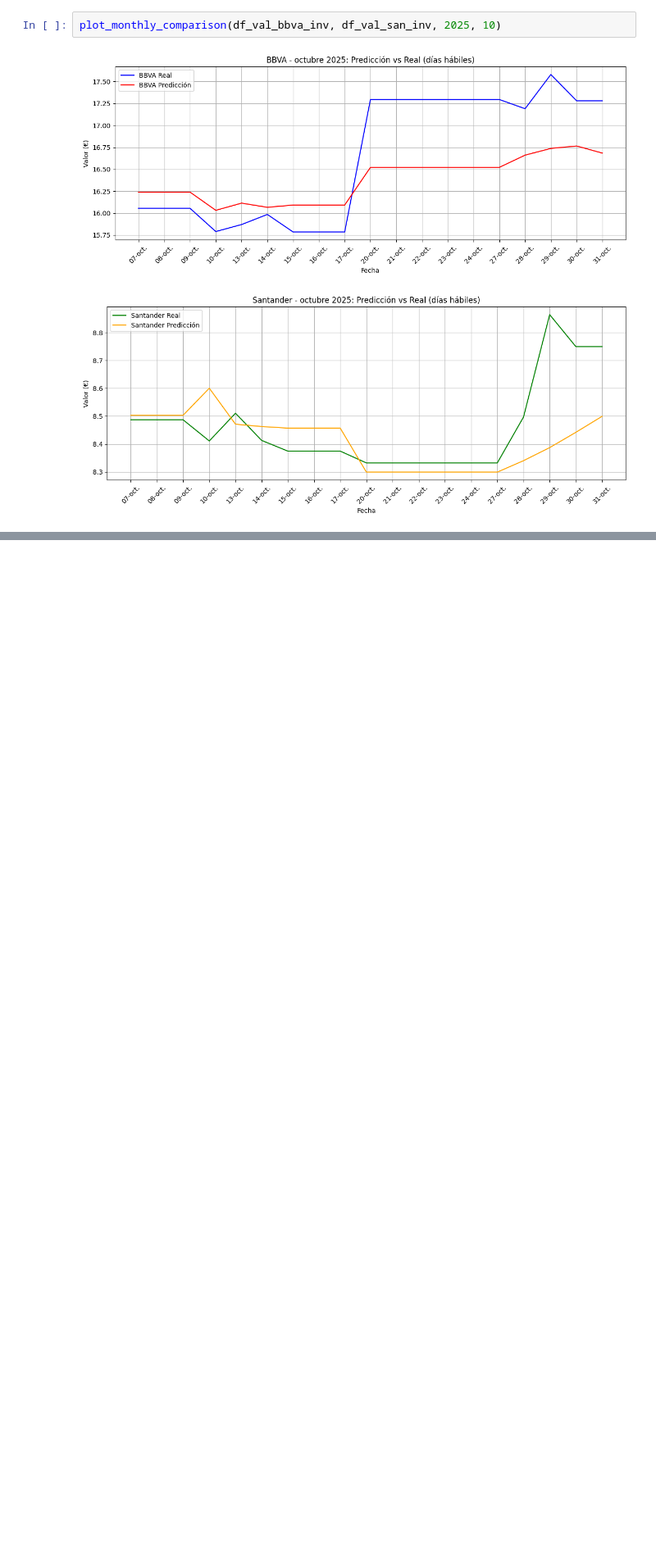
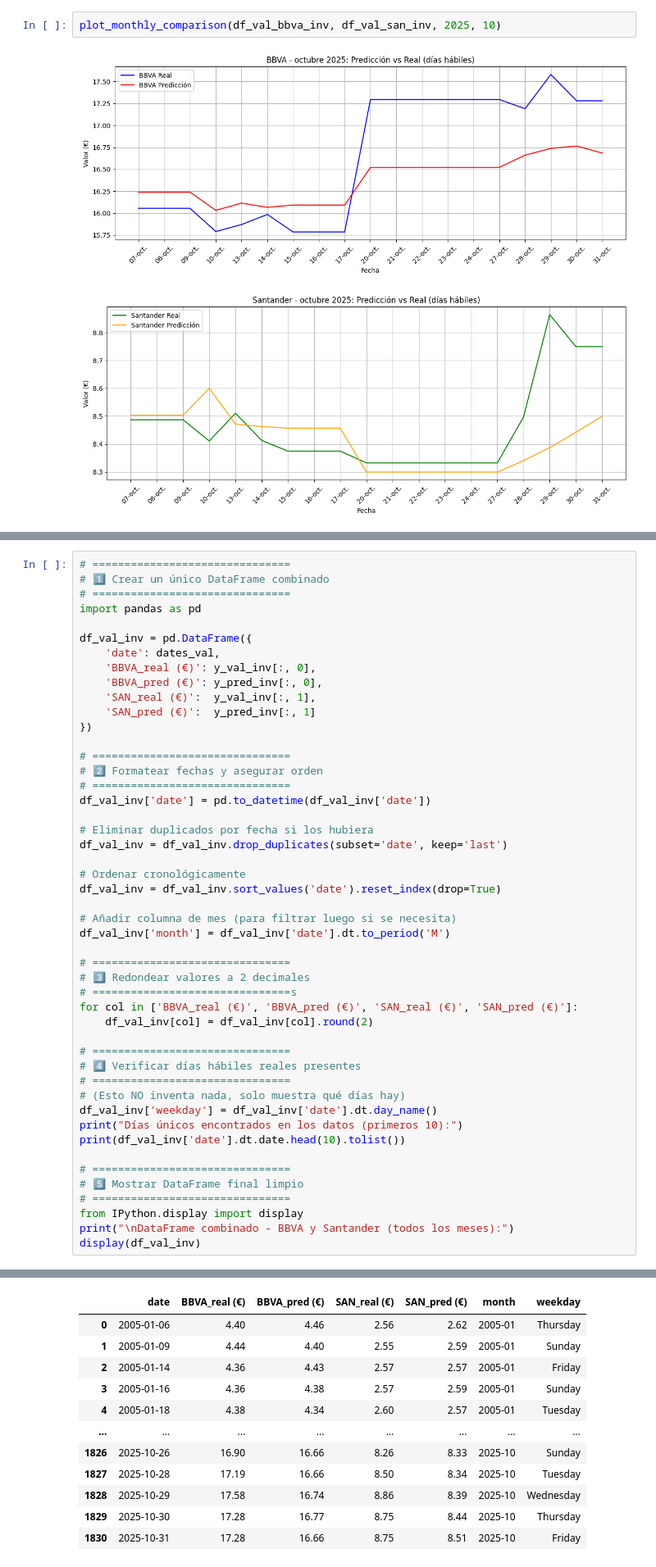
Before and after one commit to alejandromtnz/RNN-Prediccion_acciones, a Jupyter notebook: notebooks/RNN/cambiarfechas.ipynb, the cells around one changed output, grey strips where cells are left out. Shown at 82% size. Saved outputs shown, nothing was run; the diff lists cells and outputs as text; blank space fills up the shorter version.

Commit message:
fullfill todos dias mal

```diff
--- a/notebooks/RNN/cambiarfechas.ipynb
+++ b/notebooks/RNN/cambiarfechas.ipynb
@@ -704,0 +745,49 @@ plot_monthly_comparison(df_val_bbva_inv, df_val_san_inv, 2025, 10)
+# %%
+# ===============================
+# 1️⃣ Crear un único DataFrame combinado
+# ===============================
+import pandas as pd
+
+df_val_inv = pd.DataFrame({
+    'date': dates_val,
+    'BBVA_real (€)': y_val_inv[:, 0],
+    'BBVA_pred (€)': y_pred_inv[:, 0],
+    'SAN_real (€)':  y_val_inv[:, 1],
+    'SAN_pred (€)':  y_pred_inv[:, 1]
+})
+
+# ===============================
+# 2️⃣ Formatear fechas y asegurar orden
+# ===============================
+df_val_inv['date'] = pd.to_datetime(df_val_inv['date'])
+
+# Eliminar duplicados por fecha si los hubiera
+df_val_inv = df_val_inv.drop_duplicates(subset='date', keep='last')
+
+# Ordenar cronológicamente
+df_val_inv = df_val_inv.sort_values('date').reset_index(drop=True)
+
+# Añadir columna de mes (para filtrar luego si se necesita)
+df_val_inv['month'] = df_val_inv['date'].dt.to_period('M')
+
+# ===============================
+# 3️⃣ Redondear valores a 2 decimales
+# ===============================s
+for col in ['BBVA_real (€)', 'BBVA_pred (€)', 'SAN_real (€)', 'SAN_pred (€)']:
+    df_val_inv[col] = df_val_inv[col].round(2)
+
+# ===============================
+# 4️⃣ Verificar días hábiles reales presentes
+# ===============================
+# (Esto NO inventa nada, solo muestra qué días hay)
+df_val_inv['weekday'] = df_val_inv['date'].dt.day_name()
+print("Días únicos encontrados en los datos (primeros 10):")
+print(df_val_inv['date'].dt.date.head(10).tolist())
+
+# ===============================
+# 5️⃣ Mostrar DataFrame final limpio
+# ===============================
+from IPython.display import display
+print("\nDataFrame combinado - BBVA y Santander (todos los meses):")
+display(df_val_inv)
+# %% [output]
@@ -704,0 +798,12 @@ plot_monthly_comparison(df_val_bbva_inv, df_val_san_inv, 2025, 10)
+|  | date | BBVA_real (€) | BBVA_pred (€) | SAN_real (€) | SAN_pred (€) | month | weekday |
+| 0 | 2005-01-06 | 4.40 | 4.46 | 2.56 | 2.62 | 2005-01 | Thursday |
+| 1 | 2005-01-09 | 4.44 | 4.40 | 2.55 | 2.59 | 2005-01 | Sunday |
+| 2 | 2005-01-14 | 4.36 | 4.43 | 2.57 | 2.57 | 2005-01 | Friday |
+| 3 | 2005-01-16 | 4.36 | 4.38 | 2.57 | 2.59 | 2005-01 | Sunday |
+| 4 | 2005-01-18 | 4.38 | 4.34 | 2.60 | 2.57 | 2005-01 | Tuesday |
+| ... | ... | ... | ... | ... | ... | ... | ... |
+| 1826 | 2025-10-26 | 16.90 | 16.66 | 8.26 | 8.33 | 2025-10 | Sunday |
+| 1827 | 2025-10-28 | 17.19 | 16.66 | 8.50 | 8.34 | 2025-10 | Tuesday |
+| 1828 | 2025-10-29 | 17.58 | 16.74 | 8.86 | 8.39 | 2025-10 | Wednesday |
+| 1829 | 2025-10-30 | 17.28 | 16.77 | 8.75 | 8.44 | 2025-10 | Thursday |
+| 1830 | 2025-10-31 | 17.28 | 16.66 | 8.75 | 8.51 | 2025-10 | Friday |
```
Also changed, not shown: parts of 10 cells of this notebook.
